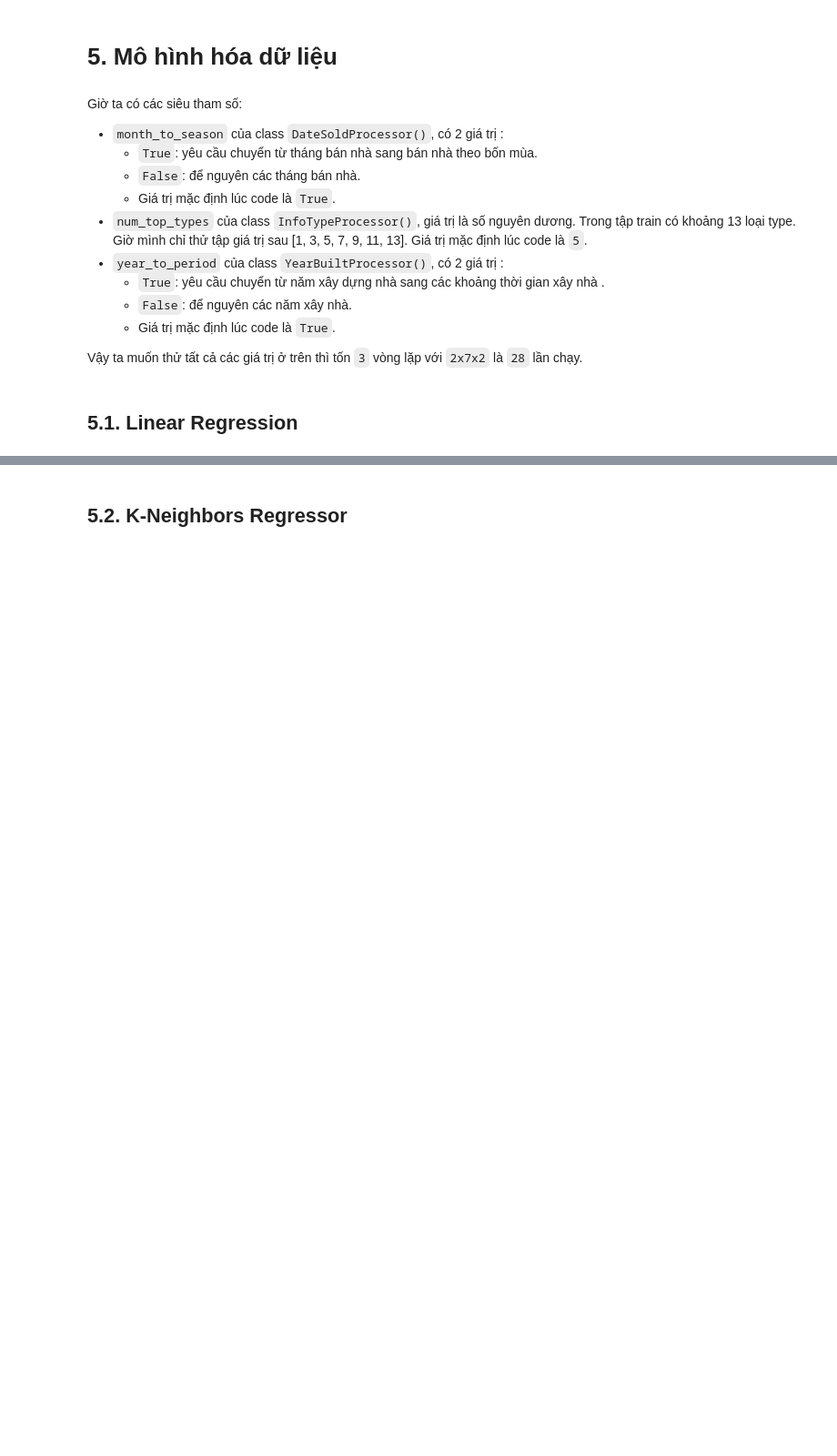
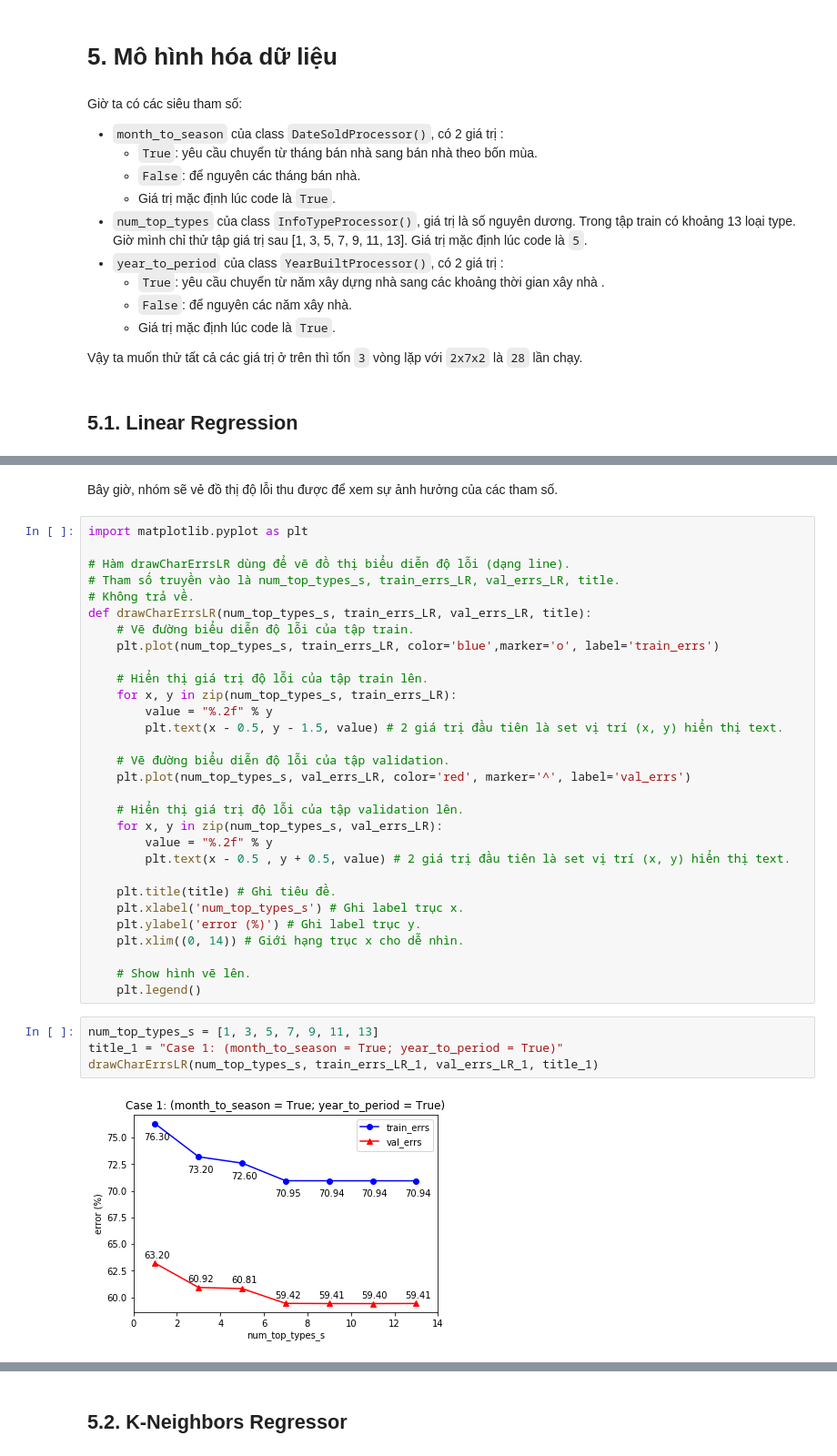
Before and after one commit to dpnam/DS-Final-Project, a Jupyter notebook: real-estate-California/HousePrice_California.ipynb, the cells around one changed output, grey strips where cells are left out. Shown at 91% size. Saved outputs shown, nothing was run; the diff lists cells and outputs as text; blank space fills up the shorter version.

```diff
--- a/real-estate-California/HousePrice_California.ipynb
+++ b/real-estate-California/HousePrice_California.ipynb
@@ -1590,0 +1425,38 @@ error_val_LR = error_val
+# %% [markdown]
+Bây giờ, nhóm sẽ vẻ đồ thị độ lỗi thu được để xem sự ảnh hưởng của các tham số.
+# %%
+import matplotlib.pyplot as plt
+
+# Hàm drawCharErrsLR dùng để vẽ đồ thị biểu diễn độ lỗi (dạng line).
+# Tham số truyền vào là num_top_types_s, train_errs_LR, val_errs_LR, title.
+# Không trả về.
+def drawCharErrsLR(num_top_types_s, train_errs_LR, val_errs_LR, title):
+    # Vẽ đường biểu diễn độ lỗi của tập train.
+    plt.plot(num_top_types_s, train_errs_LR, color='blue',marker='o', label='train_errs')
+
+    # Hiển thị giá trị độ lỗi của tập train lên.
+    for x, y in zip(num_top_types_s, train_errs_LR):
+        value = "%.2f" % y
+        plt.text(x - 0.5, y - 1.5, value) # 2 giá trị đầu tiên là set vị trí (x, y) hiển thị text.
+
+    # Vẽ đường biểu diễn độ lỗi của tập validation.
+    plt.plot(num_top_types_s, val_errs_LR, color='red', marker='^', label='val_errs')
+
+    # Hiển thị giá trị độ lỗi của tập validation lên.
+    for x, y in zip(num_top_types_s, val_errs_LR):
+        value = "%.2f" % y
+        plt.text(x - 0.5 , y + 0.5, value) # 2 giá trị đầu tiên là set vị trí (x, y) hiển thị text.
+
+    plt.title(title) # Ghi tiêu đề.
+    plt.xlabel('num_top_types_s') # Ghi label trục x.
+    plt.ylabel('error (%)') # Ghi label trục y.
+    plt.xlim((0, 14)) # Giới hạng trục x cho dễ nhìn.
+
+    # Show hình vẽ lên.
+    plt.legend()
+# %%
+num_top_types_s = [1, 3, 5, 7, 9, 11, 13]
+title_1 = "Case 1: (month_to_season = True; year_to_period = True)"
+drawCharErrsLR(num_top_types_s, train_errs_LR_1, val_errs_LR_1, title_1)
+# %% [output]
+[figure, added]
```
Also changed, not shown: parts of 63 cells of this notebook, 1 other file.
